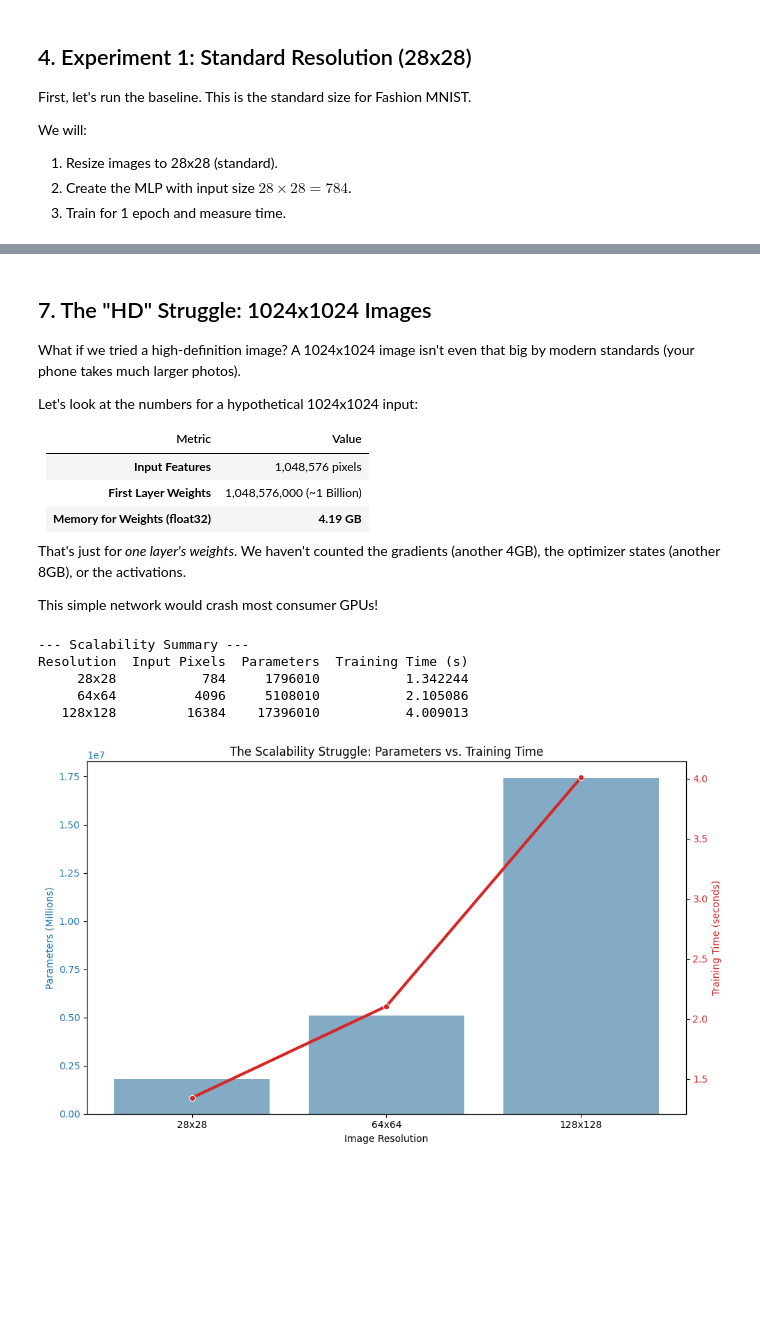
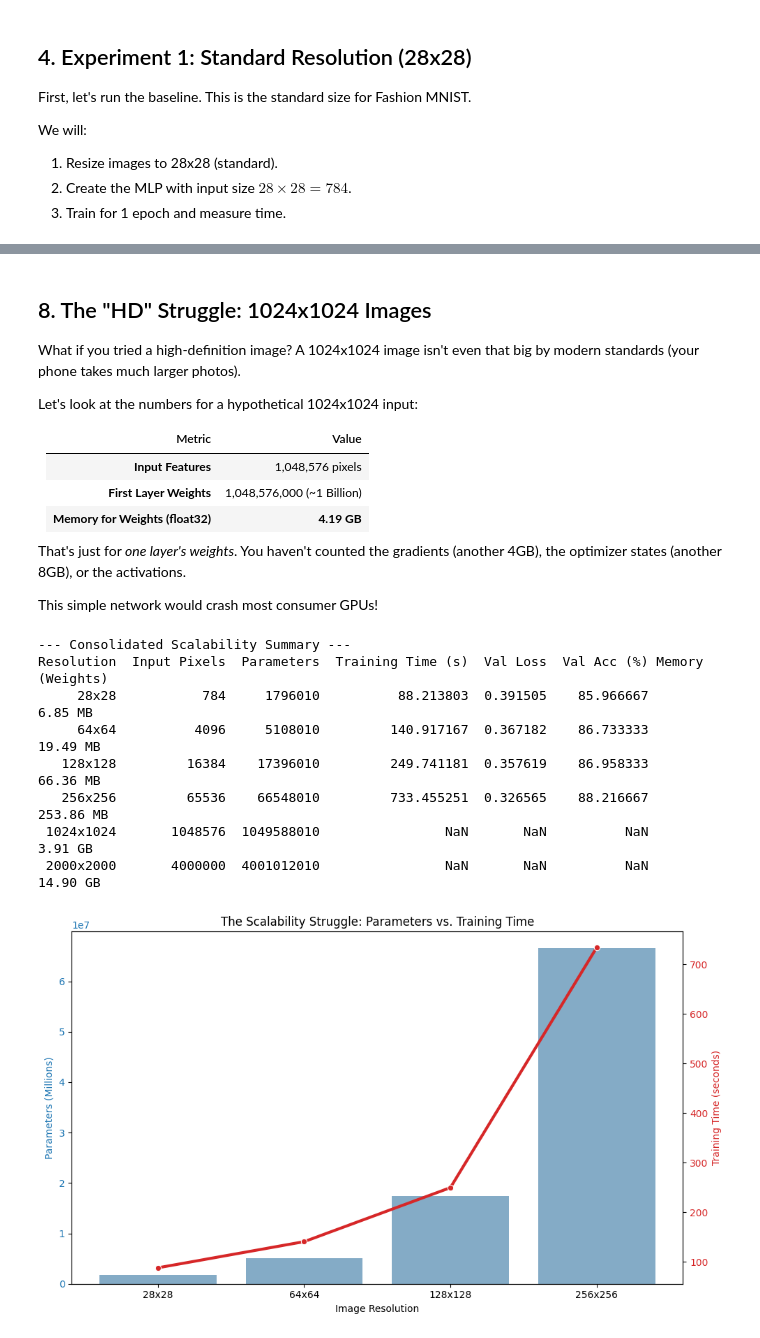
Before and after one commit to Sakibapon/CS6540, a Jupyter notebook: Week 1/MLP.ipynb, the cells around one changed output, grey strips where cells are left out. Saved outputs shown, nothing was run; the diff lists cells and outputs as text; code cells hidden in the pictures; blank space fills up the shorter version.

```diff
--- a/Week 1/MLP.ipynb
+++ b/Week 1/MLP.ipynb
@@ -314,8 +418,10 @@ transform_128 = transforms.Compose([
 ])
 
 full_dataset = datasets.FashionMNIST(root='./data', train=True, download=True, transform=transform_128)
-train_set = torch.utils.data.Subset(full_dataset, range(1000))
-val_set = torch.utils.data.Subset(full_dataset, range(1000, 1200))
+# Split: 80% for training, 20% for validation
+train_size = int(0.8 * len(full_dataset))
+val_size = len(full_dataset) - train_size
+train_set, val_set = torch.utils.data.random_split(full_dataset, [train_size, val_size], generator=torch.Generator().manual_seed(42))
 
 train_loader = DataLoader(train_set, batch_size=32, shuffle=True)
 val_loader = DataLoader(val_set, batch_size=32, shuffle=False)
@@ -344,6 +450,16 @@ for epoch in range(epochs):
 
 time_128 = time.time() - start_time
 print(f"Training Time: {time_128:.2f} seconds")
+
+# Save results
+experiment_results.append({
+    'Resolution': '128x128',
+    'Input Pixels': input_features_128,
+    'Parameters': params_128,
+    'Training Time (s)': time_128,
+    'Val Loss': val_loss,
+    'Val Acc (%)': val_acc
+})
 # %% [output]
 --- Experiment 3: Even Higher (128x128) ---
 Input Features: 16,384
@@ -358,7 +577,7 @@ Training Time: 4.01 seconds
 # %% [markdown]
-## 7. The "HD" Struggle: 1024x1024 Images
+## 8. The "HD" Struggle: 1024x1024 Images
 
-What if we tried a high-definition image? A 1024x1024 image isn't even that big by modern standards (your phone takes much larger photos).
+What if you tried a high-definition image? A 1024x1024 image isn't even that big by modern standards (your phone takes much larger photos).
 
 Let's look at the numbers for a hypothetical 1024x1024 input:
 
@@ -368,51 +587,53 @@ Let's look at the numbers for a hypothetical 1024x1024 input:
 | **First Layer Weights** | 1,048,576,000 (~1 Billion) |
 | **Memory for Weights (float32)** | **4.19 GB** |
 
-That's just for *one layer's weights*. We haven't counted the gradients (another 4GB), the optimizer states (another 8GB), or the activations.
+That's just for *one layer's weights*. You haven't counted the gradients (another 4GB), the optimizer states (another 8GB), or the activations.
 
 This simple network would crash most consumer GPUs!
 # %%
 import matplotlib.pyplot as plt
 import pandas as pd
 import seaborn as sns
 
-# Data Collection
-data = {
-    'Resolution': ['28x28', '64x64', '128x128'],
-    'Input Pixels': [28*28, 64*64, 128*128],
-    'Parameters': [params_28, params_64, params_128],
-    'Training Time (s)': [time_28, time_64, time_128]
-}
+# 1. Create DataFrame from dynamic results
+df = pd.DataFrame(experiment_results)
 
-df = pd.DataFrame(data)
+# 2. Add hypothetical rows for 1024x1024 and 2000x2000
+hypothetical_data = [
+    {'Resolution': '1024x1024', 'Input Pixels': 1024*1024, 'Parameters': (1024*1024*1000 + 1012010), 'Training Time (s)': float('nan'), 'Val Loss': float('nan'), 'Val Acc (%)': float('nan')},
+    {'Resolution': '2000x2000', 'Input Pixels': 2000*2000, 'Parameters': (2000*2000*1000 + 1012010), 'Training Time (s)': float('nan'), 'Val Loss': float('nan'), 'Val Acc (%)': float('nan')}
+]
+df_full = pd.concat([df, pd.DataFrame(hypothetical_data)], ignore_index=True)
+
+# 3. Add Memory (Weights) column (assuming float32 = 4 bytes)
+df_full['Memory (Weights)'] = df_full['Parameters'].apply(lambda x: f"{x * 4 / (1024**2):.2f} MB" if x < 10**8 else f"{x * 4 / (1024**3):.2f} GB")
 
 # Display Table
-print("\n--- Scalability Summary ---")
-print(df.to_string(index=False))
+print("\n--- Consolidated Scalability Summary ---")
+print(df_full.to_string(index=False))
 
-# Visualization
+# Visualization (using only the experimental data for the plot)
 fig, ax1 = plt.subplots(figsize=(10, 6))
-
 color = 'tab:blue'
 ax1.set_xlabel('Image Resolution')
 ax1.set_ylabel('Parameters (Millions)', color=color)
 sns.barplot(x='Resolution', y='Parameters', data=df, ax=ax1, color=color, alpha=0.6)
 ax1.tick_params(axis='y', labelcolor=color)
-
-# Create a second y-axis for Time
 ax2 = ax1.twinx()
 color = 'tab:red'
 ax2.set_ylabel('Training Time (seconds)', color=color)
 sns.lineplot(x='Resolution', y='Training Time (s)', data=df, ax=ax2, color=color, marker='o', linewidth=3)
 ax2.tick_params(axis='y', labelcolor=color)
-
 plt.title('The Scalability Struggle: Parameters vs. Training Time')
 plt.tight_layout()
 plt.show()
 # %% [output]
---- Scalability Summary ---
-Resolution  Input Pixels  Parameters  Training Time (s)
-     28x28           784     1796010           1.342244
-     64x64          4096     5108010           2.105086
-   128x128         16384    17396010           4.009013
+--- Consolidated Scalability Summary ---
+Resolution  Input Pixels  Parameters  Training Time (s)  Val Loss  Val Acc (%) Memory (Weights)
+     28x28           784     1796010          88.213803  0.391505    85.966667          6.85 MB
+     64x64          4096     5108010         140.917167  0.367182    86.733333         19.49 MB
+   128x128         16384    17396010         249.741181  0.357619    86.958333         66.36 MB
+   256x256         65536    66548010         733.455251  0.326565    88.216667        253.86 MB
+ 1024x1024       1048576  1049588010                NaN       NaN          NaN          3.91 GB
+ 2000x2000       4000000  4001012010                NaN       NaN          NaN         14.90 GB
-[figure, old version]
+[figure, new version]
```
Also changed, not shown: parts of 33 cells of this notebook, 1 other file.
